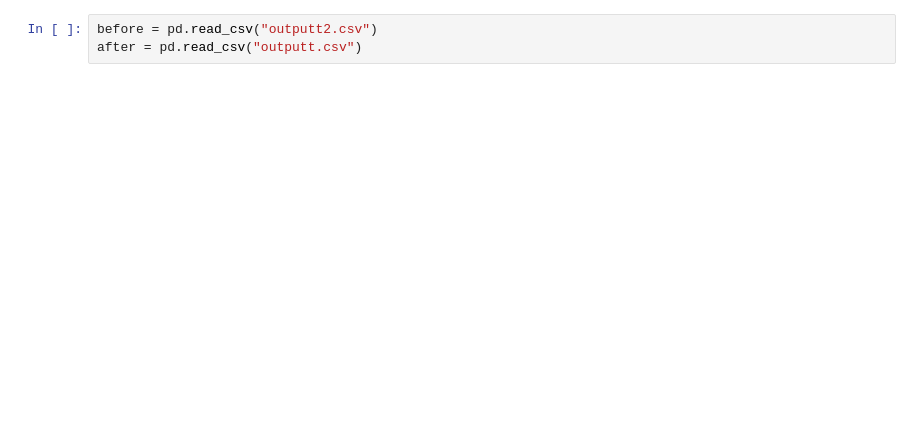
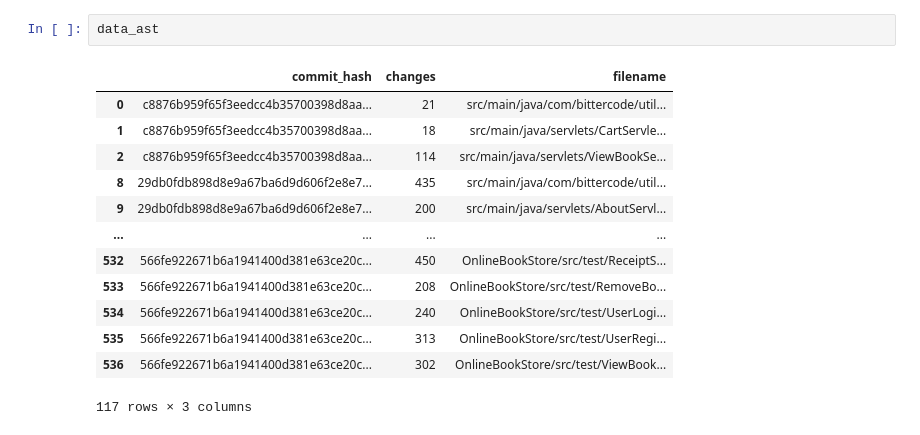
Before and after one commit to lothbrokq/formast, a Jupyter notebook: eval/evaluation.ipynb, the cells around one changed output. Cells and saved outputs as stored; diff of their text form; blank space fills up the shorter version.

```diff
--- a/eval/evaluation.ipynb
+++ b/eval/evaluation.ipynb
@@ -25,3 +31,16 @@ lookup
 # %%
-before = pd.read_csv("outputt2.csv")
-after = pd.read_csv("outputt.csv")
+data_ast
+# %% [output]
+|  | commit_hash | changes | filename |
+| 0 | c8876b959f65f3eedcc4b35700398d8aa... | 21 | src/main/java/com/bittercode/util... |
+| 1 | c8876b959f65f3eedcc4b35700398d8aa... | 18 | src/main/java/servlets/CartServle... |
+| 2 | c8876b959f65f3eedcc4b35700398d8aa... | 114 | src/main/java/servlets/ViewBookSe... |
+| 8 | 29db0fdb898d8e9a67ba6d9d606f2e8e7... | 435 | src/main/java/com/bittercode/util... |
+| 9 | 29db0fdb898d8e9a67ba6d9d606f2e8e7... | 200 | src/main/java/servlets/AboutServl... |
+| ... | ... | ... | ... |
+| 532 | 566fe922671b6a1941400d381e63ce20c... | 450 | OnlineBookStore/src/test/ReceiptS... |
+| 533 | 566fe922671b6a1941400d381e63ce20c... | 208 | OnlineBookStore/src/test/RemoveBo... |
+| 534 | 566fe922671b6a1941400d381e63ce20c... | 240 | OnlineBookStore/src/test/UserLogi... |
+| 535 | 566fe922671b6a1941400d381e63ce20c... | 313 | OnlineBookStore/src/test/UserRegi... |
+| 536 | 566fe922671b6a1941400d381e63ce20c... | 302 | OnlineBookStore/src/test/ViewBook... |
+117 rows × 3 columns
```
Also changed, not shown: parts of 16 cells of this notebook, 3 other files.
